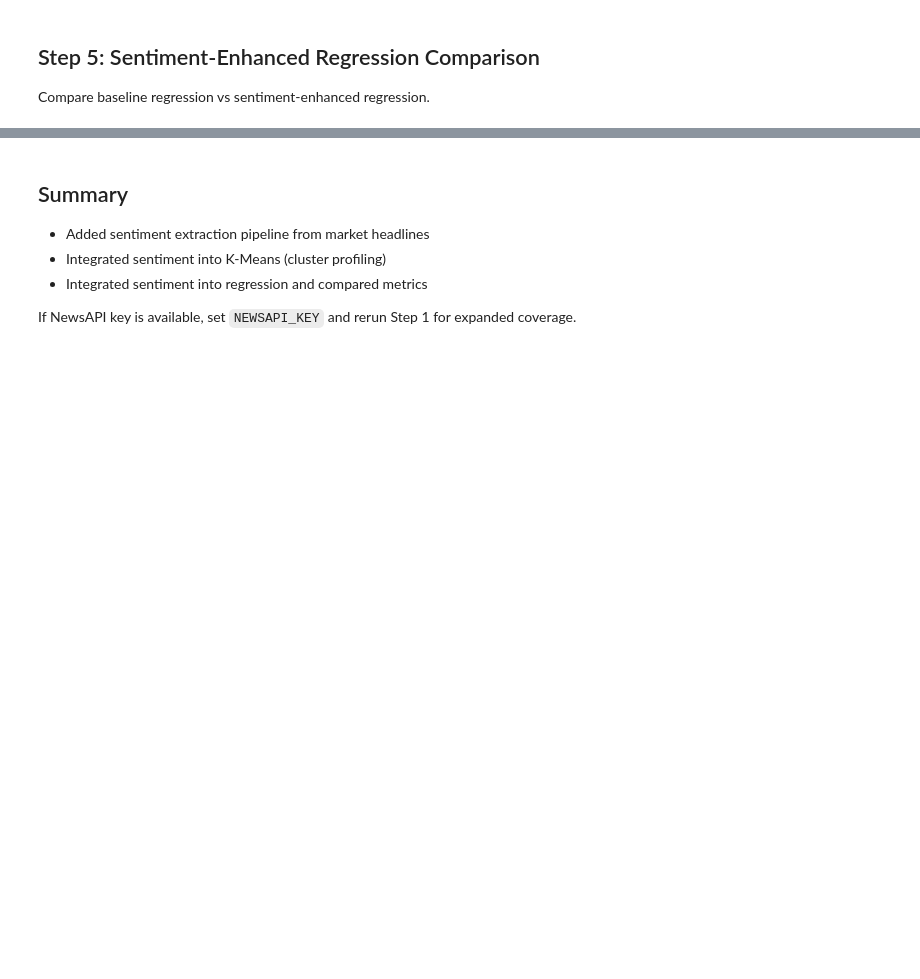
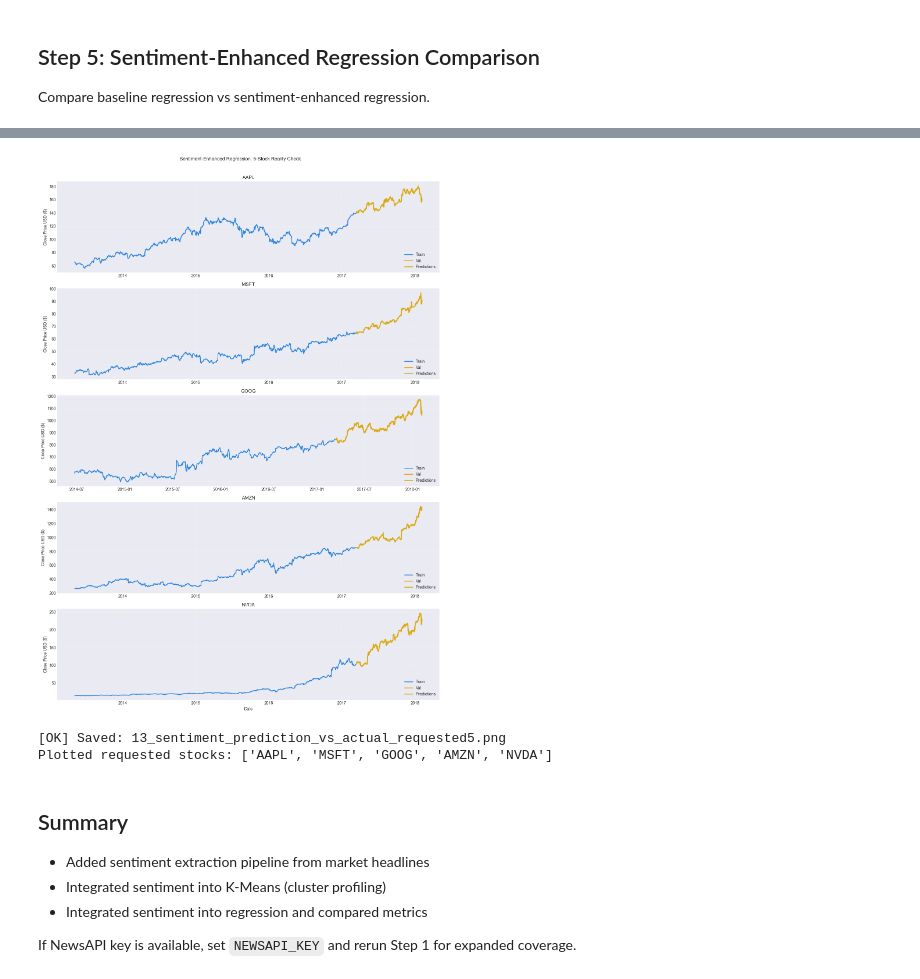
Before and after one commit to EnochCHIU-polyu/ML-in-Finance-Data-Project, a Jupyter notebook: project_folder/02_stock_price_regression/implementation/02C_Sentiment_Enhanced_Cluster_Regression.ipynb, the cells around one changed output, grey strips where cells are left out. Drawn from its saved outputs; the diff is of its cells as text; code cells hidden in the pictures; blank space fills up the shorter version.

```diff
--- a/project_folder/02_stock_price_regression/implementation/02C_Sentiment_Enhanced_Cluster_Regression.ipynb
+++ b/project_folder/02_stock_price_regression/implementation/02C_Sentiment_Enhanced_Cluster_Regression.ipynb
@@ -469,4 +613,57 @@ MAE improvement from sentiment: 0.33%
 [OK] Saved: 12_sentiment_regression_comparison.png
+# %%
+# Step 6: Reality check for 5 requested stocks (Train / Val / Predictions)
+requested_stocks = ["AAPL", "MSFT", "GOOG", "AMZN", "NVDA"]
+
+plot_df = test_df[['date', 'Name', 'target']].copy()
+plot_df['pred_sent'] = pred_sent
+
+fig, axes = plt.subplots(len(requested_stocks), 1, figsize=(14, 3.8 * len(requested_stocks)), sharex=False)
+if len(requested_stocks) == 1:
+    axes = [axes]
+
+plotted = []
+missing = []
+
+for ax, stock in zip(axes, requested_stocks):
+    stock_train = train_df[train_df['Name'] == stock].sort_values('date')
+    stock_val = plot_df[plot_df['Name'] == stock].sort_values('date')
+
+    if stock_train.empty and stock_val.empty:
+        ax.text(0.5, 0.5, f'No data for {stock}', ha='center', va='center', transform=ax.transAxes)
+        ax.set_title(f'{stock} (No Data)')
+        ax.grid(alpha=0.3)
+        missing.append(stock)
+        continue
+
+    if not stock_train.empty:
+        ax.plot(stock_train['date'], stock_train['target'], label='Train', color='#2E86DE', linewidth=2)
+    if not stock_val.empty:
+        ax.plot(stock_val['date'], stock_val['target'], label='Val', color='#F39C12', linewidth=2)
+        ax.plot(stock_val['date'], stock_val['pred_sent'], label='Predictions', color='#D4AC0D', linewidth=2)
+
+    ax.set_title(stock)
+    ax.set_ylabel('Close Price USD ($)')
+    ax.grid(alpha=0.3)
+    ax.legend(loc='lower right')
+    plotted.append(stock)
+
+axes[-1].set_xlabel('Date')
+fig.suptitle('Sentiment-Enhanced Regression: 5-Stock Reality Check', y=1.01)
+plt.tight_layout()
+
+out_path = GRAPH_DIR / '13_sentiment_prediction_vs_actual_requested5.png'
+plt.savefig(str(out_path), dpi=300, bbox_inches='tight')
+plt.show()
+
+print(f'[OK] Saved: {out_path.name}')
+print(f'Plotted requested stocks: {plotted}')
+if missing:
+    print(f'Missing requested stocks (no train and val rows): {missing}')
+# %% [output]
+[figure, added]
+[OK] Saved: 13_sentiment_prediction_vs_actual_requested5.png
+Plotted requested stocks: ['AAPL', 'MSFT', 'GOOG', 'AMZN', 'NVDA']
 # %% [markdown]
 ## Summary
 - Added sentiment extraction pipeline from market headlines
```
Also changed, not shown: parts of 7 cells of this notebook, 41 other files.
